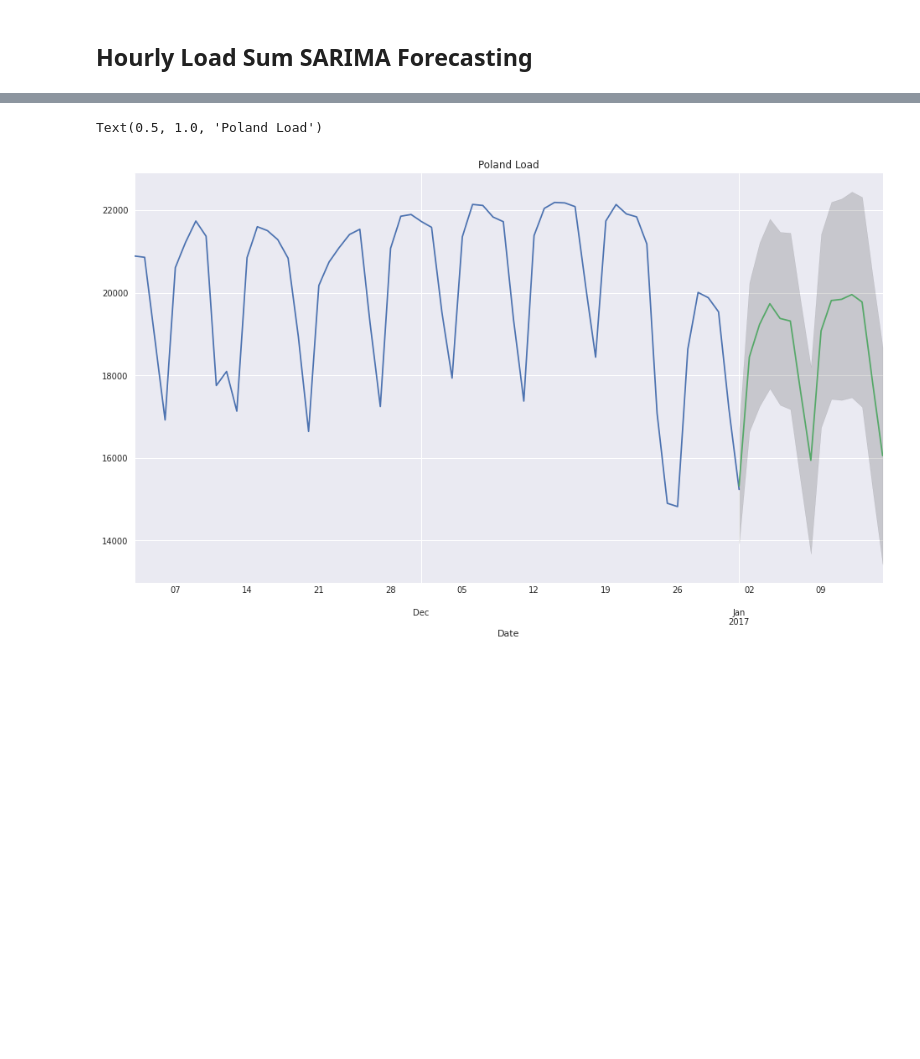
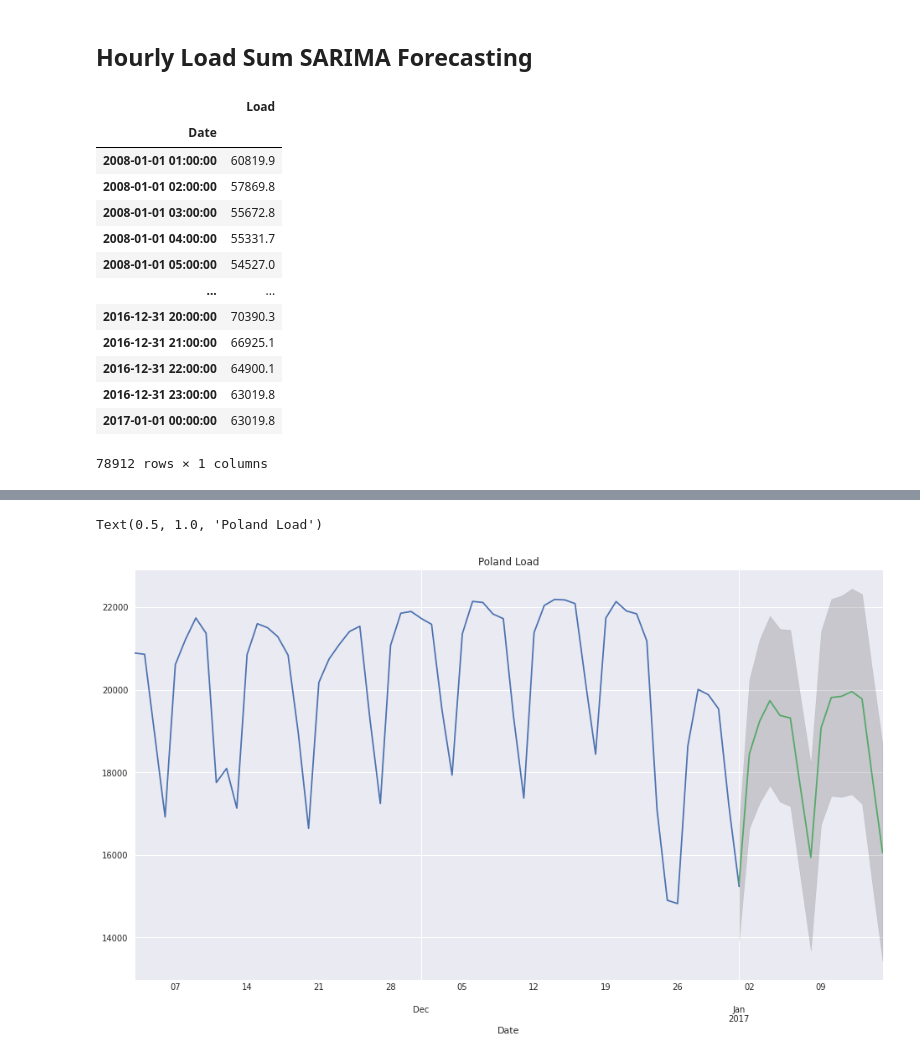
Before and after one commit to BleakHeart/Report-2, a Jupyter notebook: src/SARIMA.ipynb, the cells around one changed output, grey strips where cells are left out. Drawn from its saved outputs; the diff is of its cells as text; code cells hidden in the pictures; blank space fills up the shorter version.

```diff
--- a/src/SARIMA.ipynb
+++ b/src/SARIMA.ipynb
@@ -62,0 +63,18 @@ daily_Load = daily_Load['Load']
+# %%
+hour_Load = df[['Load']].copy()
+hour_Load
+# %% [output]
+|  | Load |
+| Date |  |
+| 2008-01-01 01:00:00 | 60819.9 |
+| 2008-01-01 02:00:00 | 57869.8 |
+| 2008-01-01 03:00:00 | 55672.8 |
+| 2008-01-01 04:00:00 | 55331.7 |
+| 2008-01-01 05:00:00 | 54527.0 |
+| ... | ... |
+| 2016-12-31 20:00:00 | 70390.3 |
+| 2016-12-31 21:00:00 | 66925.1 |
+| 2016-12-31 22:00:00 | 64900.1 |
+| 2016-12-31 23:00:00 | 63019.8 |
+| 2017-01-01 00:00:00 | 63019.8 |
+78912 rows × 1 columns
```
Also changed, not shown: parts of 15 cells of this notebook, 1 other file.
